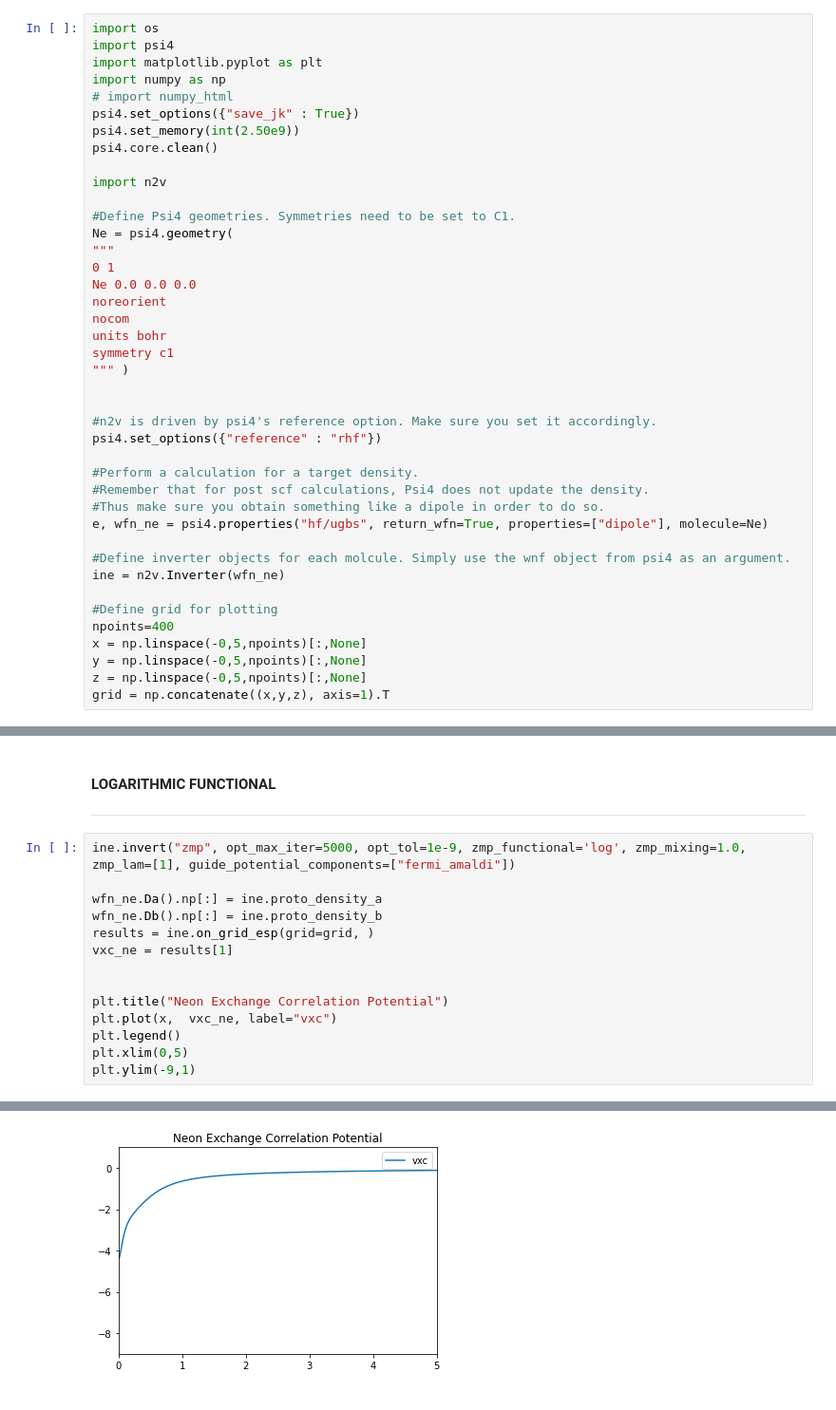
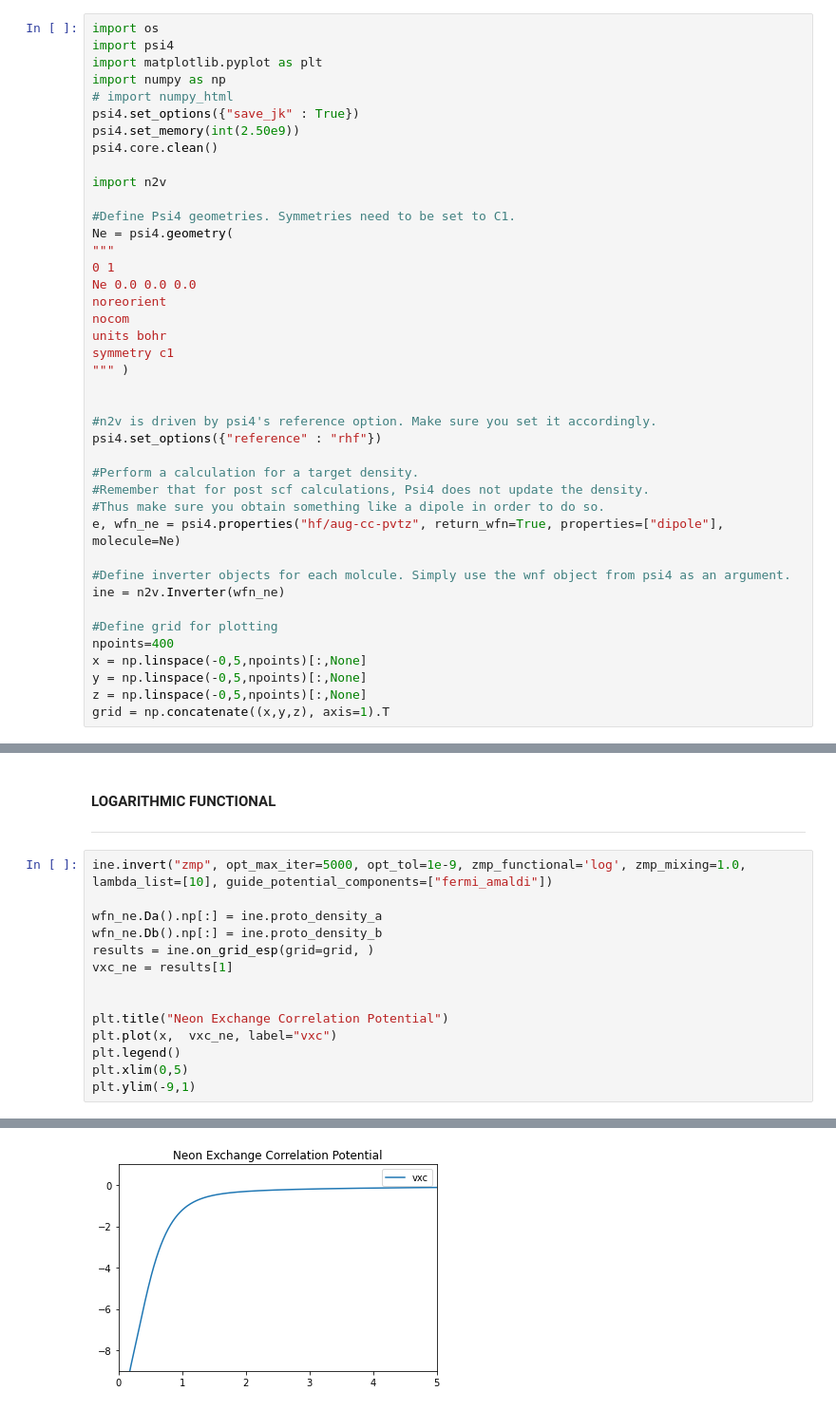
Before and after one commit to wasserman-group/n2v_examples, a Jupyter notebook: ZMP/ZMP_Functionals.ipynb, the cells around one changed output, grey strips where cells are left out. Shown at 95% size. Cells and saved outputs as stored; diff of their text form.

```diff
--- a/ZMP/ZMP_Functionals.ipynb
+++ b/ZMP/ZMP_Functionals.ipynb
@@ -53,7 +53,7 @@ psi4.set_options({"reference" : "rhf"})
 #Perform a calculation for a target density.
 #Remember that for post scf calculations, Psi4 does not update the density.
 #Thus make sure you obtain something like a dipole in order to do so.
-e, wfn_ne = psi4.properties("hf/ugbs", return_wfn=True, properties=["dipole"], molecule=Ne)
+e, wfn_ne = psi4.properties("hf/aug-cc-pvtz", return_wfn=True, properties=["dipole"], molecule=Ne)
 
 #Define inverter objects for each molcule. Simply use the wnf object from psi4 as an argument.
 ine = n2v.Inverter(wfn_ne)
@@ -113,7 +111,7 @@ SCF Converged for lambda:    1. Max density difference: 17.018080728946984
 #### LOGARITHMIC FUNCTIONAL
 ---
 # %%
-ine.invert("zmp", opt_max_iter=5000, opt_tol=1e-9, zmp_functional='log', zmp_mixing=1.0, zmp_lam=[1], guide_potential_components=["fermi_amaldi"])
+ine.invert("zmp", opt_max_iter=5000, opt_tol=1e-9, zmp_functional='log', zmp_mixing=1.0, lambda_list=[10], guide_potential_components=["fermi_amaldi"])
 
 wfn_ne.Da().np[:] = ine.proto_density_a
 wfn_ne.Db().np[:] = ine.proto_density_b
@@ -133,2 +130,2 @@ SCF Converged for lambda:    1. Max density difference: 17.14598744776407
 (-9.0, 1.0)
-[figure, old version]
+[figure, new version]
```
Also changed, not shown: parts of 3 cells of this notebook, 1 other file.
